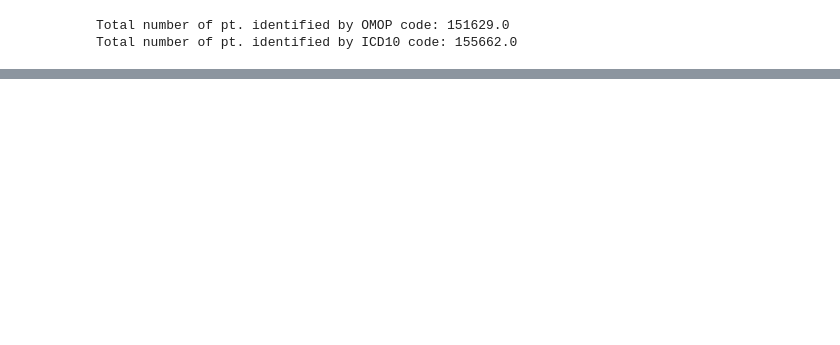
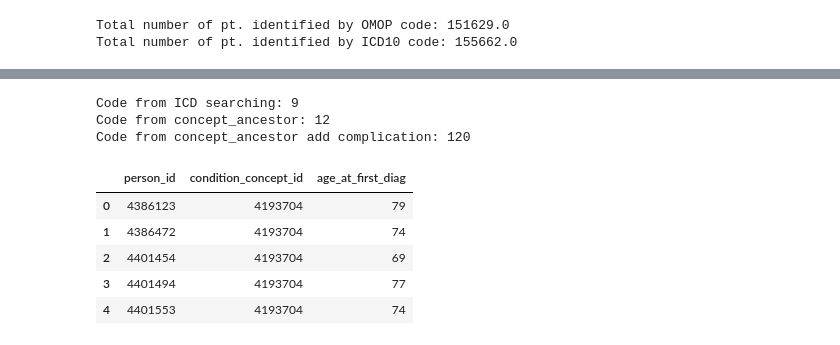
Before and after one commit to sidataplus/omop_dm_cohort, a Jupyter notebook: debug/prob_mapping_concept.ipynb, the cells around one changed output, grey strips where cells are left out. Cells and saved outputs as stored; diff of their text form; code cells hidden in the pictures; blank space fills up the shorter version.

```diff
--- a/notebook/prob_mapping_concept.ipynb
+++ b/debug/prob_mapping_concept.ipynb
@@ -319,0 +355,58 @@ Total number of pt. identified by ICD10 code: 155662.0
+# %%
+print("Code from ICD searching:", len(code_icd))
+print("Code from concept_ancestor:", len(code_concept))
+print("Code from concept_ancestor add complication:", len(code_complication))
+# %% [output]
+Code from ICD searching: 9
+Code from concept_ancestor: 12
+Code from concept_ancestor add complication: 120
+# %%
+# from OMOP concept ancestor code
+sql = """
+WITH desc_con AS ( -- All descendants of the 201826 T2DM SNOMED concept
+    SELECT c.descendant_concept_id
+    FROM vocab.concept_ancestor c
+    WHERE c.ancestor_concept_id = 201826 -- base query
+    AND c.descendant_concept_id != 4063043 -- we have to remove pre-diabetes code
+    UNION
+    SELECT c.descendant_concept_id
+    FROM vocab.concept_ancestor c
+    WHERE c.ancestor_concept_id = 443732
+    UNION
+    SELECT (443735) -- manually add E110 ICD10 equivalent
+),
+
+p_info AS ( -- Get patients info
+    SELECT p.person_id, p.year_of_birth
+    FROM cdm.person p
+),
+
+diag_info AS ( -- get the first diagnosis of T2DM for each patient
+    SELECT  co.person_id,
+            co.condition_concept_id,
+            MIN(co.condition_start_datetime) AS first_diag,
+            ROW_NUMBER() OVER(PARTITION BY co.person_id ORDER BY co.condition_start_datetime) as rn
+    FROM cdm.condition_occurrence co
+    JOIN desc_con d ON co.condition_concept_id = d.descendant_concept_id
+    WHERE co.condition_start_datetime > '2013-06-01'
+    AND co.condition_start_datetime < '2023-09-30'
+    GROUP BY co.person_id, co.condition_concept_id, co.condition_start_datetime
+)
+
+SELECT  d.person_id,
+        d.condition_concept_id,
+        (YEAR(d.first_diag) - p.year_of_birth) AS age_at_first_diag
+FROM diag_info d
+JOIN p_info p ON d.person_id = p.person_id
+WHERE d.rn = 1
+"""
+
+patient_complication = pd.read_sql(sql, conn)
+patient_complication.head()
+# %% [output]
+|  | person_id | condition_concept_id | age_at_first_diag |
+| 0 | 4386123 | 4193704 | 79 |
+| 1 | 4386472 | 4193704 | 74 |
+| 2 | 4401454 | 4193704 | 69 |
+| 3 | 4401494 | 4193704 | 77 |
+| 4 | 4401553 | 4193704 | 74 |
```
Also changed, not shown: parts of 17 cells of this notebook, 3 other files.
